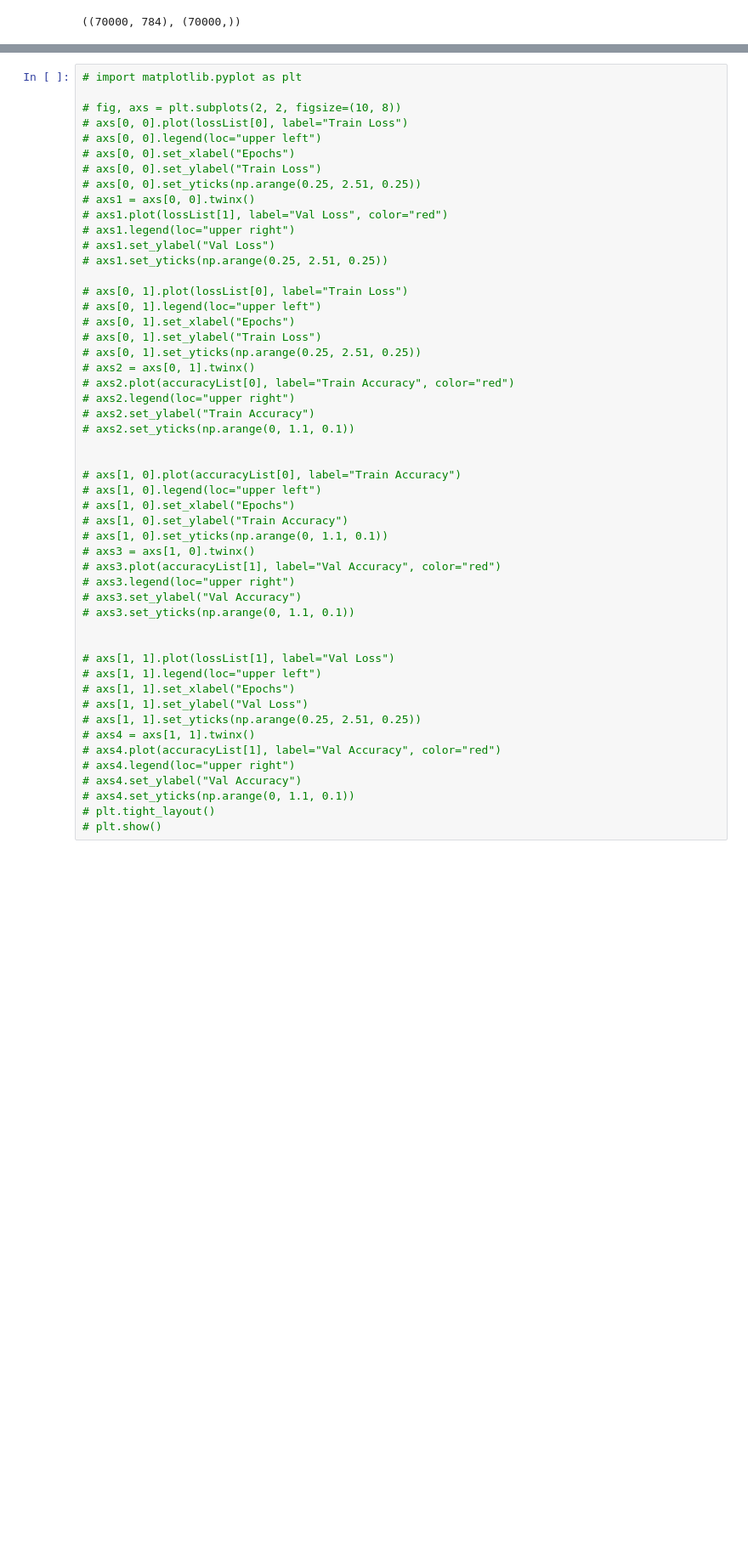
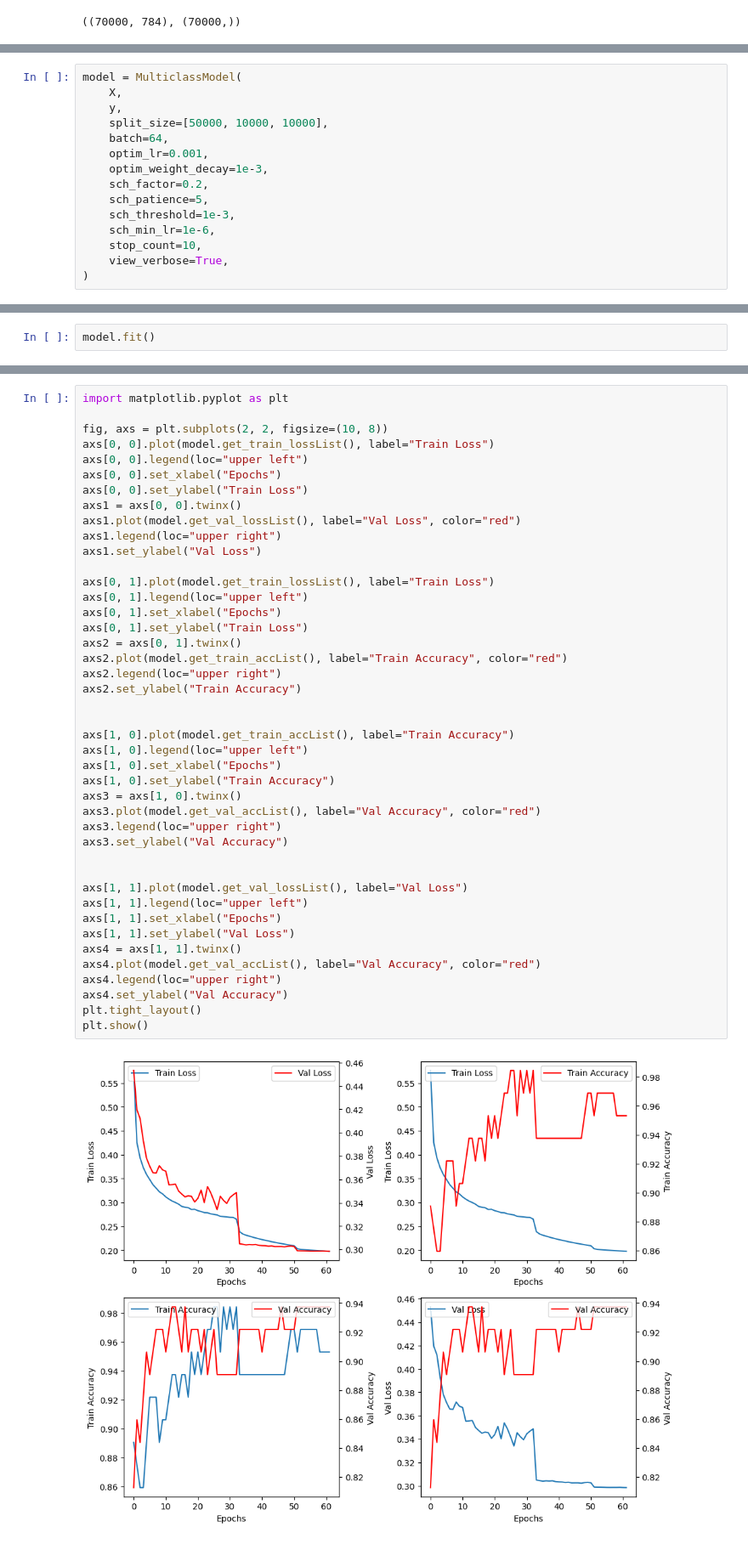
Before and after one commit to Schubert3275/KDT-DeepLearning_Study, a Jupyter notebook: DAY_05/work_0315/HW_이현길.ipynb, the cells around one changed output, grey strips where cells are left out. Shown at 85% size. Cells and saved outputs as stored; diff of their text form; blank space fills up the shorter version.

```diff
--- a/DAY_05/work_0315/HW_이현길.ipynb
+++ b/DAY_05/work_0315/HW_이현길.ipynb
@@ -197,0 +235,15 @@ trainList, valList = model.training(trainDL, validDL)
+# %%
+model = MulticlassModel(
+    X,
+    y,
+    split_size=[50000, 10000, 10000],
+    batch=64,
+    optim_lr=0.001,
+    optim_weight_decay=1e-3,
+    sch_factor=0.2,
+    sch_patience=5,
+    sch_threshold=1e-3,
+    sch_min_lr=1e-6,
+    stop_count=10,
+    view_verbose=True,
+)
@@ -197,0 +256,2 @@ trainList, valList = model.training(trainDL, validDL)
+# %%
+model.fit()
@@ -202,51 +306,45 @@ model.testing(testDL)
 # %%
-# import matplotlib.pyplot as plt
+import matplotlib.pyplot as plt
 
-# fig, axs = plt.subplots(2, 2, figsize=(10, 8))
-# axs[0, 0].plot(lossList[0], label="Train Loss")
-# axs[0, 0].legend(loc="upper left")
-# axs[0, 0].set_xlabel("Epochs")
-# axs[0, 0].set_ylabel("Train Loss")
-# axs[0, 0].set_yticks(np.arange(0.25, 2.51, 0.25))
-# axs1 = axs[0, 0].twinx()
-# axs1.plot(lossList[1], label="Val Loss", color="red")
-# axs1.legend(loc="upper right")
-# axs1.set_ylabel("Val Loss")
-# axs1.set_yticks(np.arange(0.25, 2.51, 0.25))
+fig, axs = plt.subplots(2, 2, figsize=(10, 8))
+axs[0, 0].plot(model.get_train_lossList(), label="Train Loss")
+axs[0, 0].legend(loc="upper left")
+axs[0, 0].set_xlabel("Epochs")
+axs[0, 0].set_ylabel("Train Loss")
+axs1 = axs[0, 0].twinx()
+axs1.plot(model.get_val_lossList(), label="Val Loss", color="red")
+axs1.legend(loc="upper right")
+axs1.set_ylabel("Val Loss")
 
-# axs[0, 1].plot(lossList[0], label="Train Loss")
-# axs[0, 1].legend(loc="upper left")
-# axs[0, 1].set_xlabel("Epochs")
-# axs[0, 1].set_ylabel("Train Loss")
-# axs[0, 1].set_yticks(np.arange(0.25, 2.51, 0.25))
-# axs2 = axs[0, 1].twinx()
-# axs2.plot(accuracyList[0], label="Train Accuracy", color="red")
-# axs2.legend(loc="upper right")
-# axs2.set_ylabel("Train Accuracy")
-# axs2.set_yticks(np.arange(0, 1.1, 0.1))
+axs[0, 1].plot(model.get_train_lossList(), label="Train Loss")
+axs[0, 1].legend(loc="upper left")
+axs[0, 1].set_xlabel("Epochs")
+axs[0, 1].set_ylabel("Train Loss")
+axs2 = axs[0, 1].twinx()
+axs2.plot(model.get_train_accList(), label="Train Accuracy", color="red")
+axs2.legend(loc="upper right")
+axs2.set_ylabel("Train Accuracy")
 
 
-# axs[1, 0].plot(accuracyList[0], label="Train Accuracy")
-# axs[1, 0].legend(loc="upper left")
-# axs[1, 0].set_xlabel("Epochs")
-# axs[1, 0].set_ylabel("Train Accuracy")
-# axs[1, 0].set_yticks(np.arange(0, 1.1, 0.1))
-# axs3 = axs[1, 0].twinx()
-# axs3.plot(accuracyList[1], label="Val Accuracy", color="red")
-# axs3.legend(loc="upper right")
-# axs3.set_ylabel("Val Accuracy")
-# axs3.set_yticks(np.arange(0, 1.1, 0.1))
+axs[1, 0].plot(model.get_train_accList(), label="Train Accuracy")
+axs[1, 0].legend(loc="upper left")
+axs[1, 0].set_xlabel("Epochs")
+axs[1, 0].set_ylabel("Train Accuracy")
+axs3 = axs[1, 0].twinx()
+axs3.plot(model.get_val_accList(), label="Val Accuracy", color="red")
+axs3.legend(loc="upper right")
+axs3.set_ylabel("Val Accuracy")
 
 
-# axs[1, 1].plot(lossList[1], label="Val Loss")
-# axs[1, 1].legend(loc="upper left")
-# axs[1, 1].set_xlabel("Epochs")
-# axs[1, 1].set_ylabel("Val Loss")
-# axs[1, 1].set_yticks(np.arange(0.25, 2.51, 0.25))
-# axs4 = axs[1, 1].twinx()
-# axs4.plot(accuracyList[1], label="Val Accuracy", color="red")
-# axs4.legend(loc="upper right")
-# axs4.set_ylabel("Val Accuracy")
-# axs4.set_yticks(np.arange(0, 1.1, 0.1))
-# plt.tight_layout()
-# plt.show()
+axs[1, 1].plot(model.get_val_lossList(), label="Val Loss")
+axs[1, 1].legend(loc="upper left")
+axs[1, 1].set_xlabel("Epochs")
+axs[1, 1].set_ylabel("Val Loss")
+axs4 = axs[1, 1].twinx()
+axs4.plot(model.get_val_accList(), label="Val Accuracy", color="red")
+axs4.legend(loc="upper right")
+axs4.set_ylabel("Val Accuracy")
+plt.tight_layout()
+plt.show()
+# %% [output]
+[figure, added]
```
Also changed, not shown: parts of 13 cells of this notebook.
